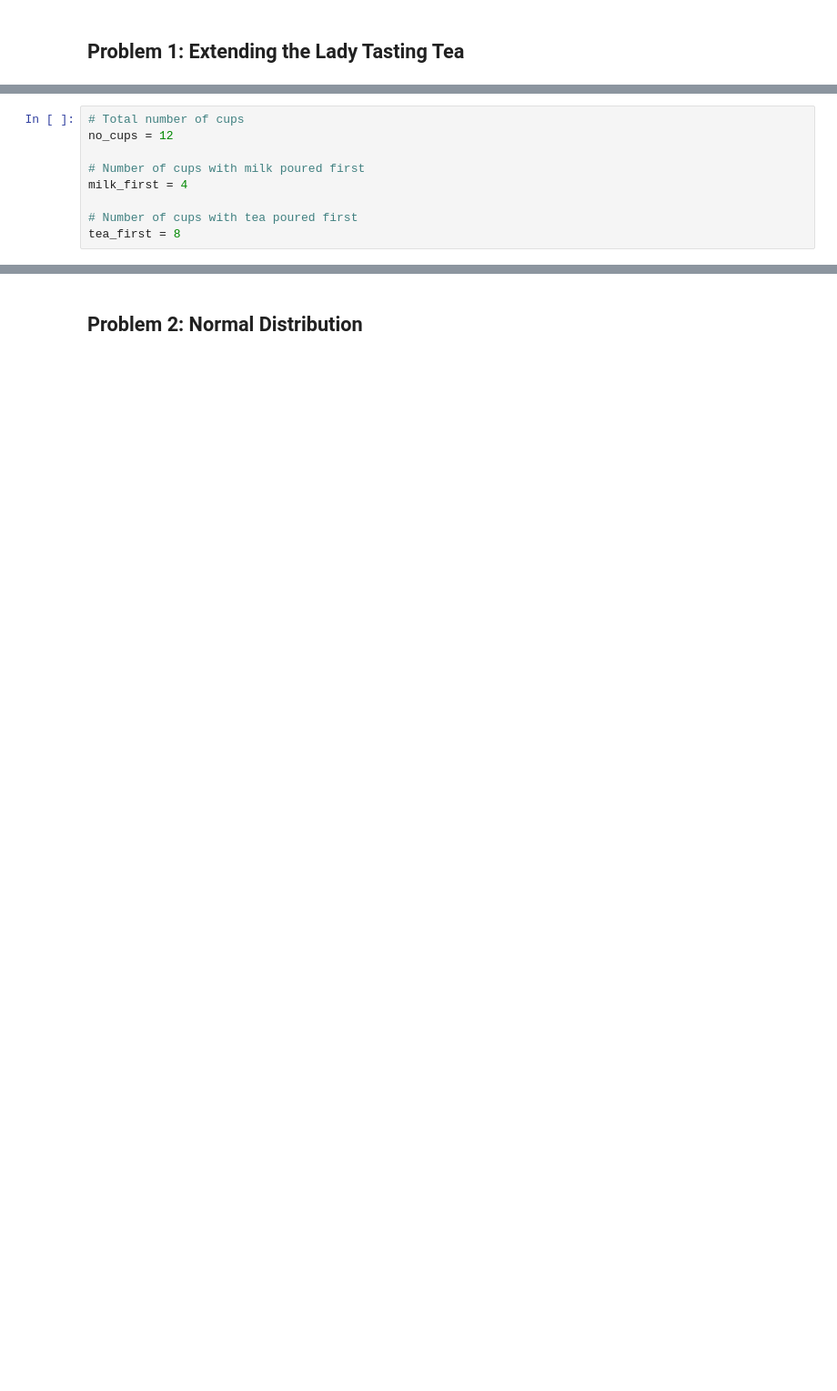
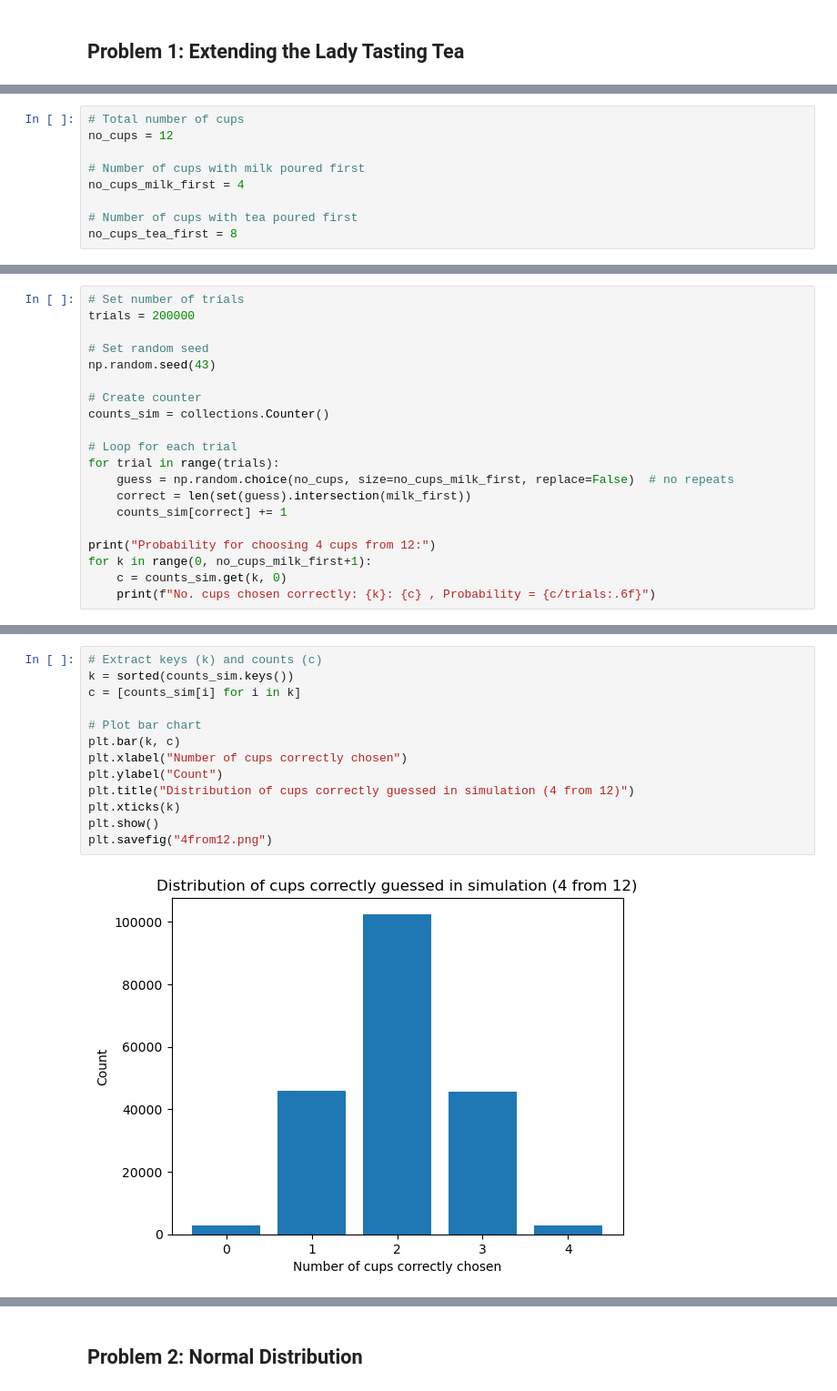
Before and after one commit to zoeharlowe/applied-statistics-assessment, a Jupyter notebook: problems.ipynb, the cells around one changed output, grey strips where cells are left out. Shown at 91% size. Saved outputs shown, nothing was run; the diff lists cells and outputs as text; blank space fills up the shorter version.

```diff
--- a/problems.ipynb
+++ b/problems.ipynb
@@ -25,7 +46,7 @@ In this problem, we are working with 12 cups of tea - 8 are made with the tea fi
 no_cups = 12
 
 # Number of cups with milk poured first
-milk_first = 4
+no_cups_milk_first = 4
 
 # Number of cups with tea poured first
-tea_first = 8
+no_cups_tea_first = 8
@@ -49,0 +121,20 @@ labels
+# %%
+# Set number of trials
+trials = 200000
+
+# Set random seed
+np.random.seed(43)
+
+# Create counter
+counts_sim = collections.Counter()
+
+# Loop for each trial
+for trial in range(trials):
+    guess = np.random.choice(no_cups, size=no_cups_milk_first, replace=False)  # no repeats
+    correct = len(set(guess).intersection(milk_first))
+    counts_sim[correct] += 1
+
+print("Probability for choosing 4 cups from 12:")
+for k in range(0, no_cups_milk_first+1):
+    c = counts_sim.get(k, 0)
+    print(f"No. cups chosen correctly: {k}: {c} , Probability = {c/trials:.6f}")
@@ -49,0 +154,15 @@ labels
+# %%
+# Extract keys (k) and counts (c)
+k = sorted(counts_sim.keys())
+c = [counts_sim[i] for i in k]
+
+# Plot bar chart
+plt.bar(k, c)
+plt.xlabel("Number of cups correctly chosen")
+plt.ylabel("Count")
+plt.title("Distribution of cups correctly guessed in simulation (4 from 12)")
+plt.xticks(k)
+plt.show()
+plt.savefig("4from12.png")
+# %% [output]
+[figure, added]
```
Also changed, not shown: parts of 45 cells of this notebook, 2 other files.
